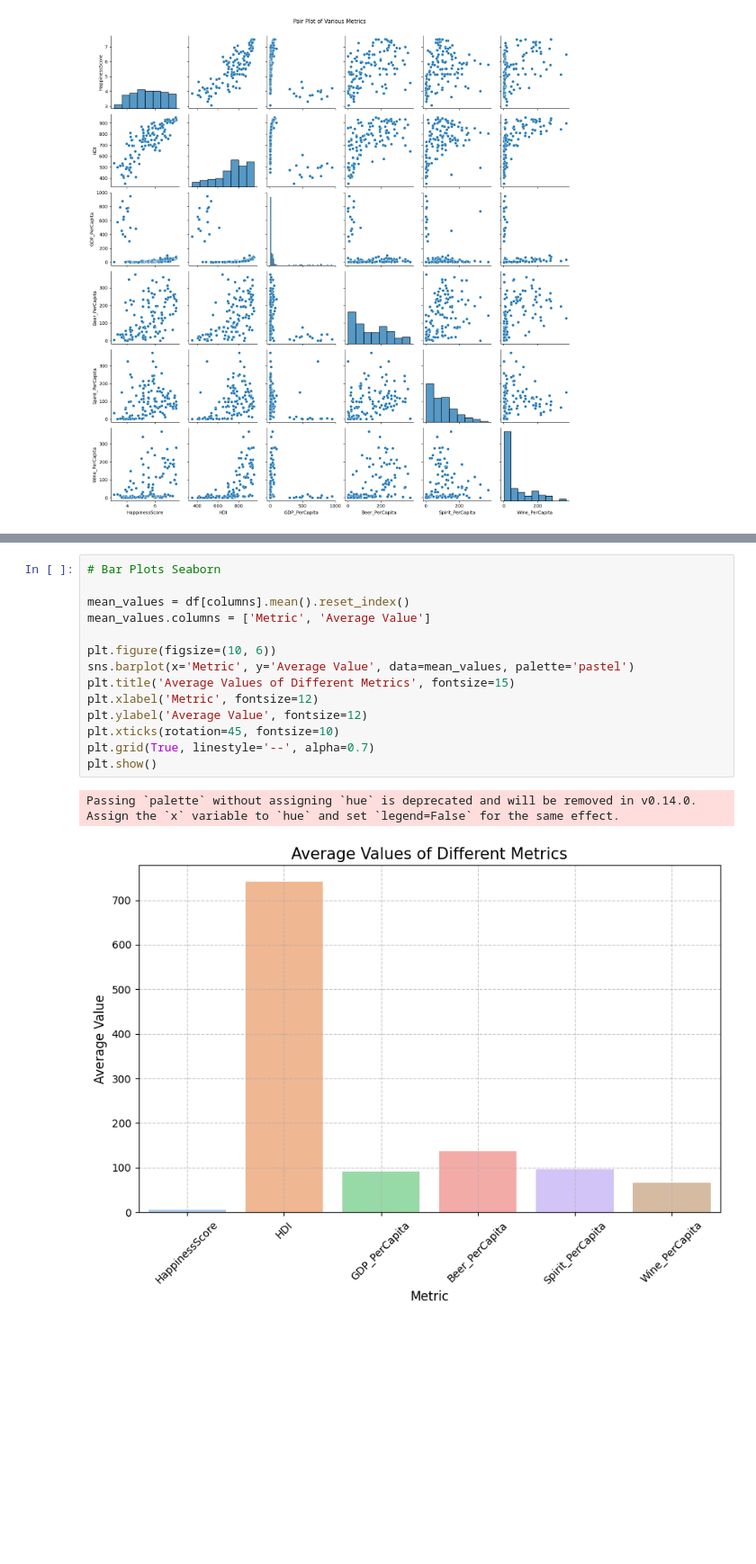
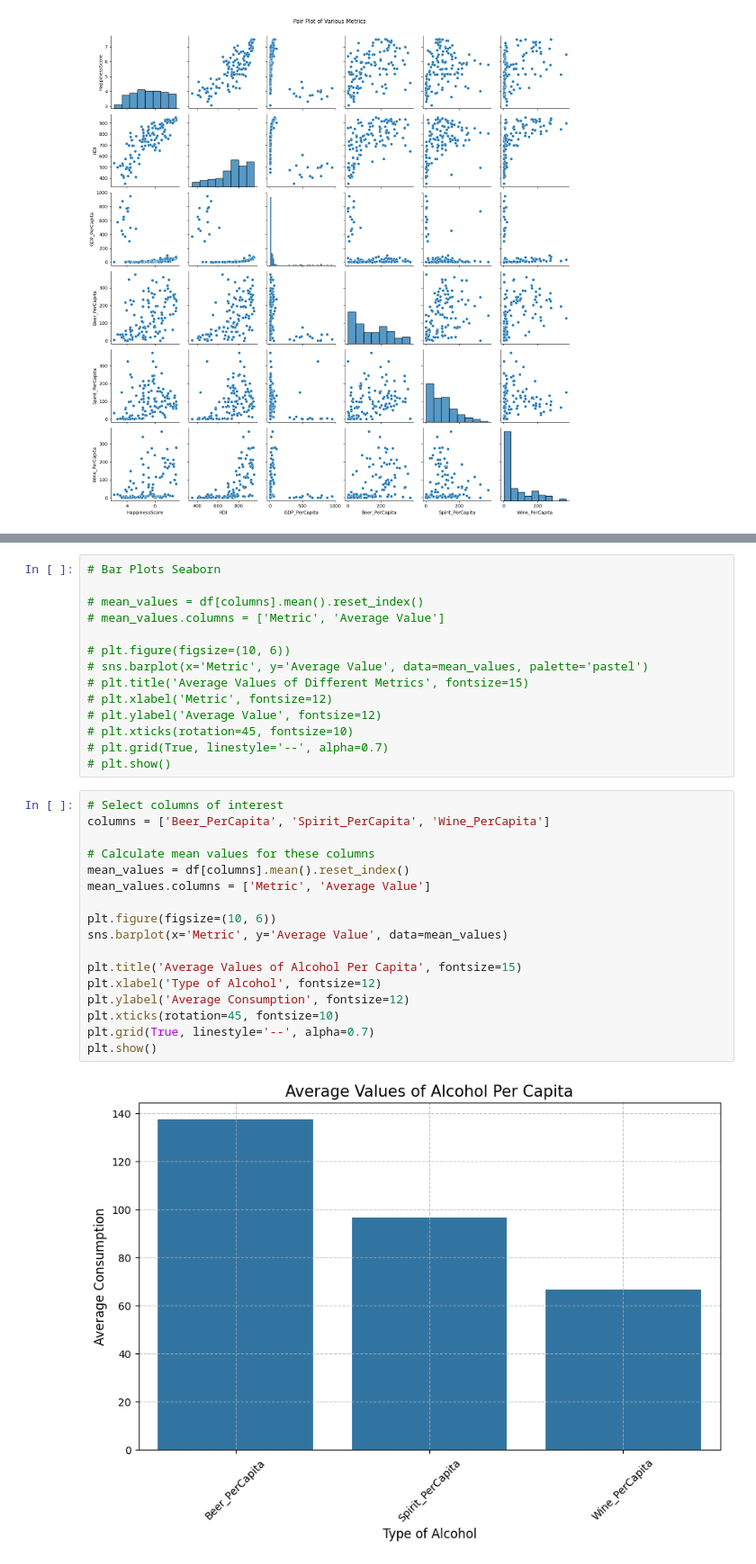
Before and after one commit to giebm/Applied-Data-Analytics, a Jupyter notebook: Happiness-Alcohol.ipynb, the cells around one changed output, grey strips where cells are left out. Shown at 90% size. Cells and saved outputs as stored; diff of their text form; blank space fills up the shorter version.

```diff
--- a/Happiness-Alcohol.ipynb
+++ b/Happiness-Alcohol.ipynb
@@ -209,17 +207,33 @@ plt.show()
 # %%
 # Bar Plots Seaborn
 
-mean_values = df[columns].mean().reset_index()
-mean_values.columns = ['Metric', 'Average Value']
+# mean_values = df[columns].mean().reset_index()
+# mean_values.columns = ['Metric', 'Average Value']
 
-plt.figure(figsize=(10, 6))
-sns.barplot(x='Metric', y='Average Value', data=mean_values, palette='pastel')
-plt.title('Average Values of Different Metrics', fontsize=15)
-plt.xlabel('Metric', fontsize=12)
-plt.ylabel('Average Value', fontsize=12)
-plt.xticks(rotation=45, fontsize=10)
-plt.grid(True, linestyle='--', alpha=0.7)
-plt.show()
+# plt.figure(figsize=(10, 6))
+# sns.barplot(x='Metric', y='Average Value', data=mean_values, palette='pastel')
+# plt.title('Average Values of Different Metrics', fontsize=15)
+# plt.xlabel('Metric', fontsize=12)
+# plt.ylabel('Average Value', fontsize=12)
+# plt.xticks(rotation=45, fontsize=10)
+# plt.grid(True, linestyle='--', alpha=0.7)
+# plt.show()
-# %% [output]
-Passing `palette` without assigning `hue` is deprecated and will be removed in v0.14.0. Assign the `x` variable to `hue` and set `legend=False` for the same effect.
-[figure, removed]
+# %%
+# Select columns of interest
+columns = ['Beer_PerCapita', 'Spirit_PerCapita', 'Wine_PerCapita']
+
+# Calculate mean values for these columns
+mean_values = df[columns].mean().reset_index()
+mean_values.columns = ['Metric', 'Average Value']
+
+plt.figure(figsize=(10, 6))
+sns.barplot(x='Metric', y='Average Value', data=mean_values)
+
+plt.title('Average Values of Alcohol Per Capita', fontsize=15)
+plt.xlabel('Type of Alcohol', fontsize=12)
+plt.ylabel('Average Consumption', fontsize=12)
+plt.xticks(rotation=45, fontsize=10)
+plt.grid(True, linestyle='--', alpha=0.7)
+plt.show()
+# %% [output]
+[figure, added]
```
Also changed, not shown: parts of 1 cell of this notebook.
